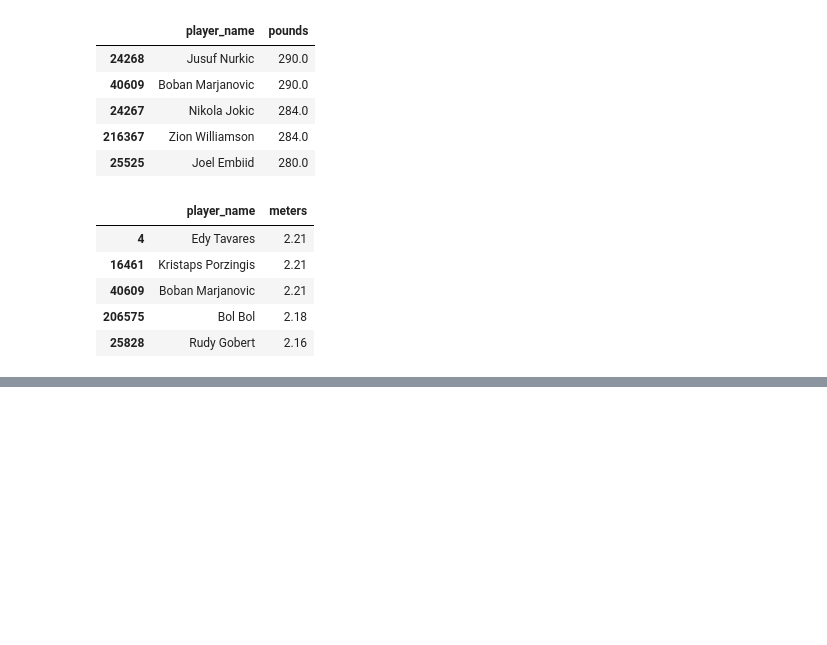
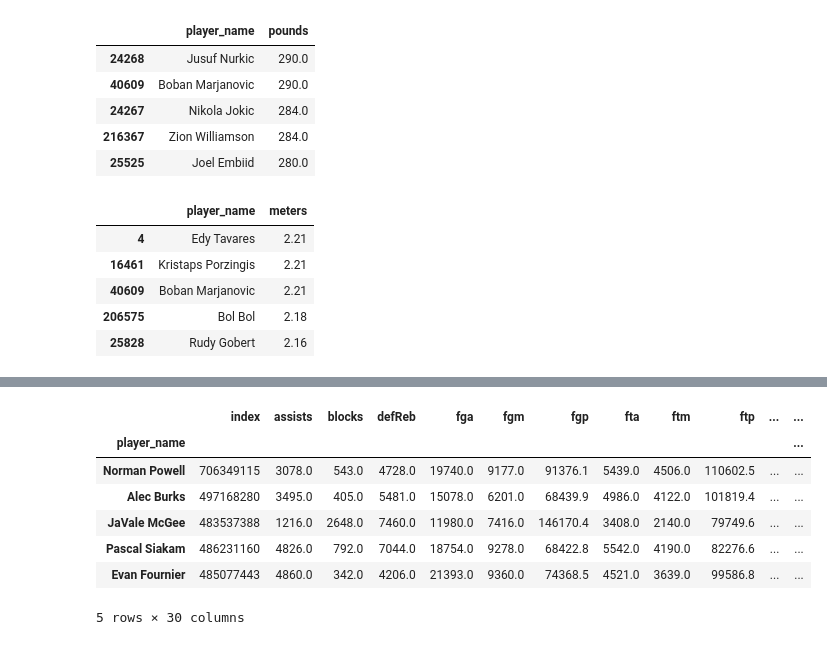
Before and after one commit to conorheffron/nba-stats, a Jupyter notebook: part4-ai-llm-analysis-V3.ipynb, the cells around one changed output, grey strips where cells are left out. Drawn from its saved outputs; the diff is of its cells as text; code cells hidden in the pictures; blank space fills up the shorter version.

```diff
--- a/part4-ai-llm-analysis-V3.ipynb
+++ b/part4-ai-llm-analysis-V3.ipynb
@@ -190,0 +186,11 @@ df_nba.chat("Which are the top 5 distinct player_names by meters?")
+# %%
+df_nba.chat("Which are the top 5 player_names by all stats excluding pFouls and turnovers?")
+# %% [output]
+|  | index | assists | blocks | defReb | fga | fgm | fgp | fta | ftm | ftp | ... | ... |
+| player_name |  |  |  |  |  |  |  |  |  |  |  | ... |
+| Norman Powell | 706349115 | 3078.0 | 543.0 | 4728.0 | 19740.0 | 9177.0 | 91376.1 | 5439.0 | 4506.0 | 110602.5 | ... | ... |
+| Alec Burks | 497168280 | 3495.0 | 405.0 | 5481.0 | 15078.0 | 6201.0 | 68439.9 | 4986.0 | 4122.0 | 101819.4 | ... | ... |
+| JaVale McGee | 483537388 | 1216.0 | 2648.0 | 7460.0 | 11980.0 | 7416.0 | 146170.4 | 3408.0 | 2140.0 | 79749.6 | ... | ... |
+| Pascal Siakam | 486231160 | 4826.0 | 792.0 | 7044.0 | 18754.0 | 9278.0 | 68422.8 | 5542.0 | 4190.0 | 82276.6 | ... | ... |
+| Evan Fournier | 485077443 | 4860.0 | 342.0 | 4206.0 | 21393.0 | 9360.0 | 74368.5 | 4521.0 | 3639.0 | 99586.8 | ... | ... |
+5 rows × 30 columns
```
Also changed, not shown: parts of 11 cells of this notebook, 2 other files.
